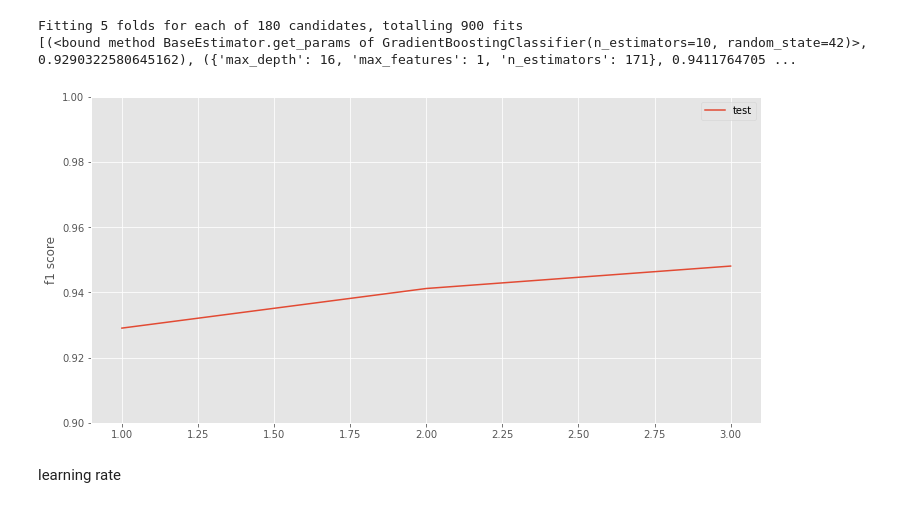
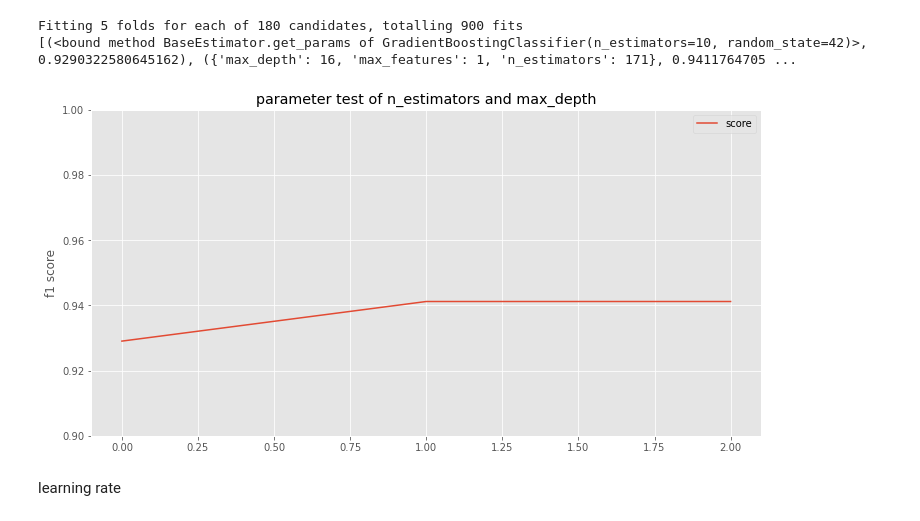
Before and after one commit to DJLeemstar/AICoursework, a Jupyter notebook: GBA.ipynb, the cells around one changed output. Cells and saved outputs as stored; diff of their text form; code cells hidden in the pictures.

```diff
--- a/GBA.ipynb
+++ b/GBA.ipynb
@@ -157,14 +157,15 @@ Fitting 5 folds for each of 180 candidates, totalling 900 fits
 # %%
 temp_scores = []
 for i in scores_of_models:
     temp_scores.append(i[1])
-plt.plot([1,2,3], temp_scores, '-', label = 'test')
+plt.plot(range(len(temp_scores)), temp_scores, '-', label = 'score')
 plt.legend()
+plt.title('parameter test of n_estimators and max_depth')
 plt.ylabel('f1 score')
 plt.ylim(ymin = 0.9, ymax = 1)
 plt.show()
 # %% [output]
-[figure, old version]
+[figure, new version]
 # %% [markdown]
 learning rate
 # %%
```
Also changed, not shown: parts of 8 cells of this notebook, 2 other files.
